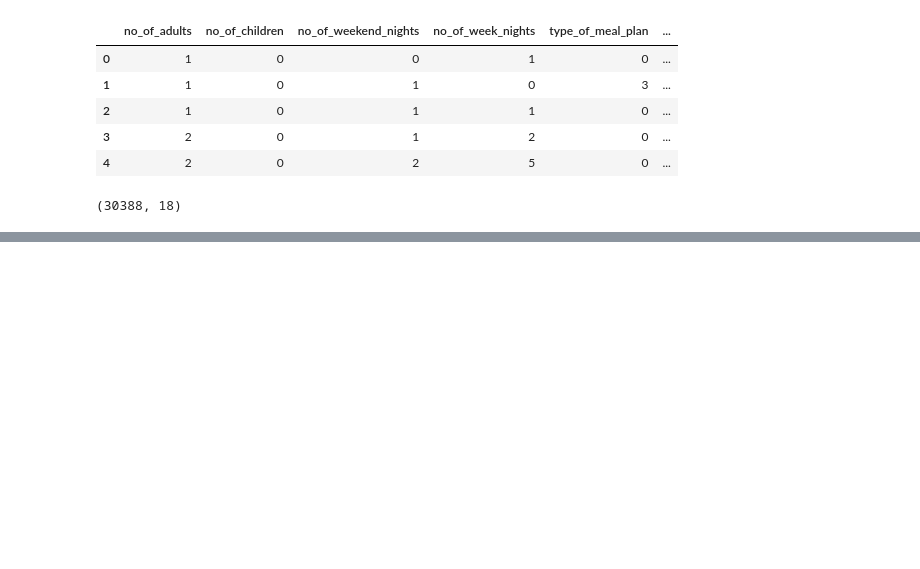
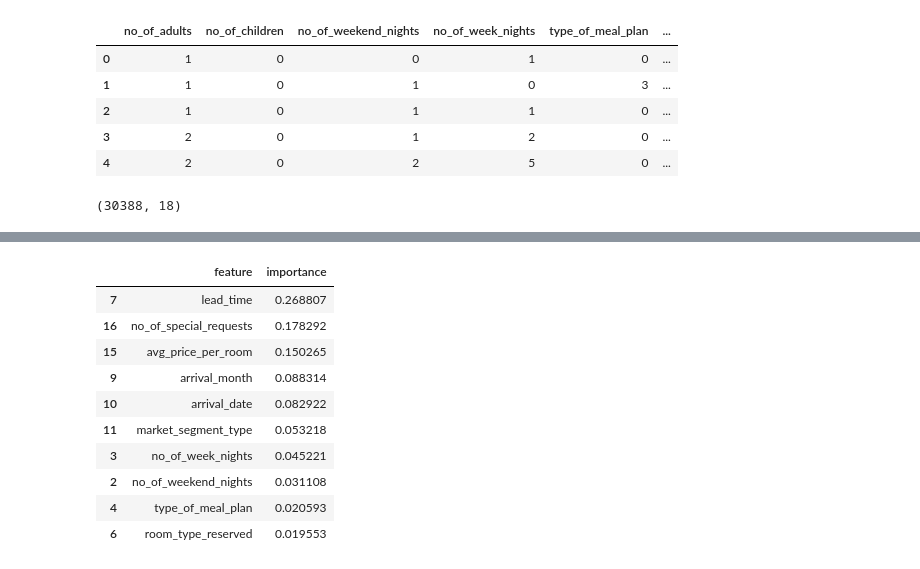
Before and after one commit to JoeUzo/Hotel-Reservation-Predicition, a Jupyter notebook: notebook/notebook.ipynb, the cells around one changed output, grey strips where cells are left out. Saved outputs shown, nothing was run; the diff lists cells and outputs as text; code cells hidden in the pictures; blank space fills up the shorter version.

```diff
--- a/notebook/notebook.ipynb
+++ b/notebook/notebook.ipynb
@@ -478,0 +509,15 @@ df = balanced_df.copy()
+# %%
+feature_importance_df.sort_values(by="importance", ascending=False, inplace=True)
+feature_importance_df.head(10)
+# %% [output]
+|  | feature | importance |
+| 7 | lead_time | 0.268807 |
+| 16 | no_of_special_requests | 0.178292 |
+| 15 | avg_price_per_room | 0.150265 |
+| 9 | arrival_month | 0.088314 |
+| 10 | arrival_date | 0.082922 |
+| 11 | market_segment_type | 0.053218 |
+| 3 | no_of_week_nights | 0.045221 |
+| 2 | no_of_weekend_nights | 0.031108 |
+| 4 | type_of_meal_plan | 0.020593 |
+| 6 | room_type_reserved | 0.019553 |
```
Also changed, not shown: parts of 43 cells of this notebook, 1 other file.
